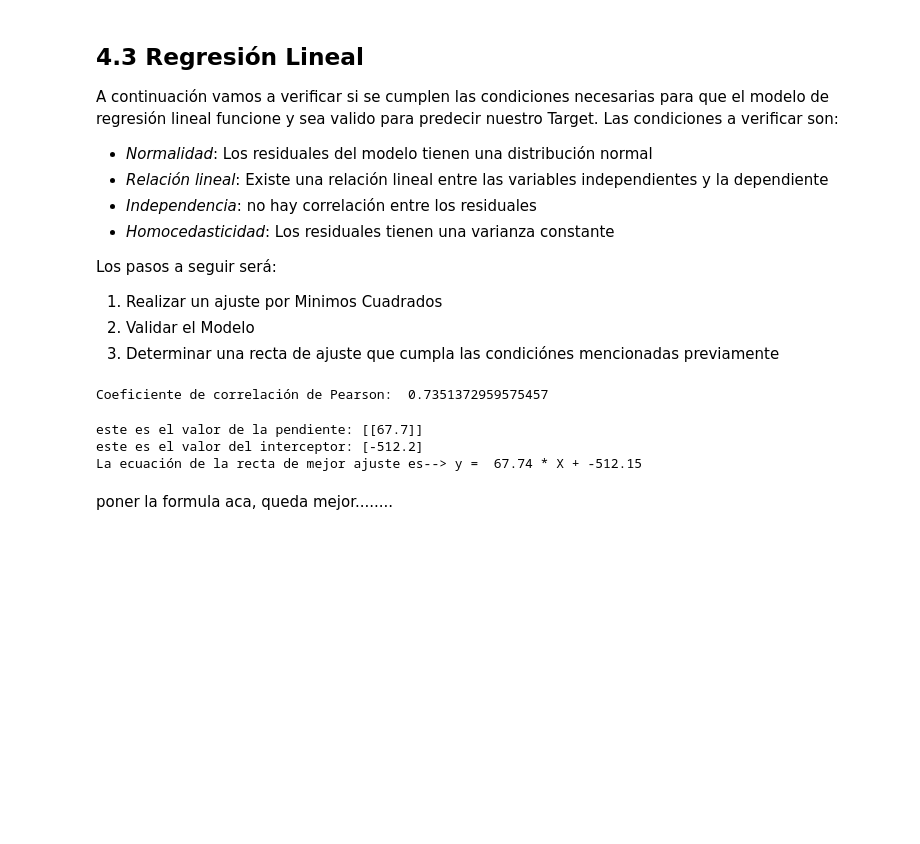
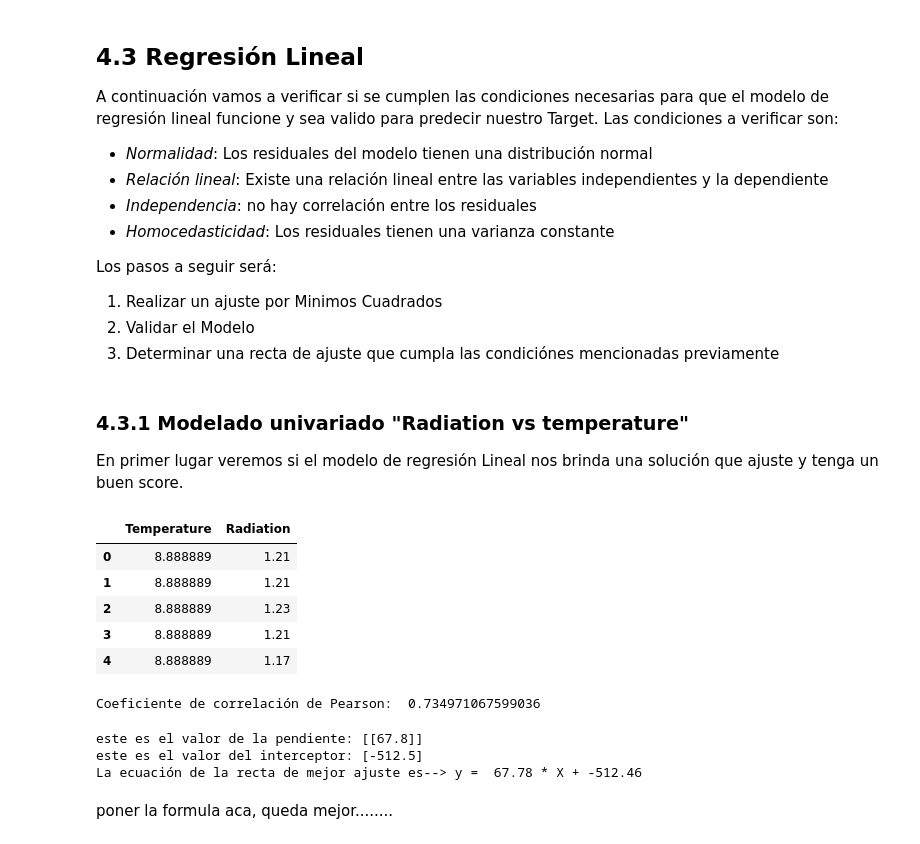
Before and after one commit to mdellanina/TrabajoPr-cticoCODERHOUSE, a Jupyter notebook: ProyectoDS_ParteI_DellaNina.ipynb, the cells around one changed output. Drawn from its saved outputs; the diff is of its cells as text; code cells hidden in the pictures; blank space fills up the shorter version.

Commit message:
Trabajo Final presentado al tutor, luego de consultas y mejoras propuestas.

```diff
--- a/ProyectoDS_ParteI_DellaNina.ipynb
+++ b/ProyectoDS_ParteI_DellaNina.ipynb
@@ -794,22 +796,35 @@ Los pasos a seguir será:
 1.   Realizar un ajuste por Minimos Cuadrados
 2.   Validar el Modelo
 3.   Determinar una recta de ajuste que cumpla las condiciónes mencionadas previamente
+# %% [markdown]
+### 4.3.1 Modelado univariado "Radiation vs temperature"
+
+En primer lugar veremos si el modelo de regresión Lineal nos brinda una solución que ajuste y tenga un buen score.
+# %%
+#Generamos un df_new_uv (univariado)
+df_new_uv = df[['Temperature', 'Radiation']]
+# %% [output]
+|  | Temperature | Radiation |
+| 0 | 8.888889 | 1.21 |
+| 1 | 8.888889 | 1.21 |
+| 2 | 8.888889 | 1.23 |
+| 3 | 8.888889 | 1.21 |
+| 4 | 8.888889 | 1.17 |
 # %%
 #Calcular el coeficiente de correlación entre X e Y
-corr_coeff =df['Radiation'].corr(df['Temperature'], method='pearson')
+corr_coeff =df_new_uv['Radiation'].corr(df_new_uv['Temperature'], method='pearson')
 
 # Imprimir el coeficiente de correlación
 
 print("Coeficiente de correlación de Pearson: ", corr_coeff)
 # %% [output]
-Coeficiente de correlación de Pearson:  0.7351372959575457
+Coeficiente de correlación de Pearson:  0.734971067599036
 # %%
 #Feature/variable independiente
-X = df[['Temperature']]
+X = df_new_uv[['Temperature']]
 
 #Target/variable dependiente (Variable a predecir)
-y = df[['Radiation']]
-
+y = df_new_uv[['Radiation']]
 from sklearn.model_selection import train_test_split
 from sklearn.linear_model import LinearRegression
 
@@ -827,13 +842,13 @@ slope = regressor.coef_
 # Obtener los coeficientes de intercepción
 intercept = regressor.intercept_
 
-print("este es el valor de la pendiente:", slope.round(1))
+print("este es el valor de la pendiente:", slope.round(2))
 print("este es el valor del interceptor:", intercept.round(1))
 print("La ecuación de la recta de mejor ajuste es--> y = ", float(slope.round(2)), "* X +", float(intercept.round(2)))
 # %% [output]
-este es el valor de la pendiente: [[67.7]]
-este es el valor del interceptor: [-512.2]
-La ecuación de la recta de mejor ajuste es--> y =  67.74 * X + -512.15
+este es el valor de la pendiente: [[67.8]]
+este es el valor del interceptor: [-512.5]
+La ecuación de la recta de mejor ajuste es--> y =  67.78 * X + -512.46
 # %% [markdown]
 poner la formula aca, queda mejor........
 # %%
```
Also changed, not shown: parts of 43 cells of this notebook.
